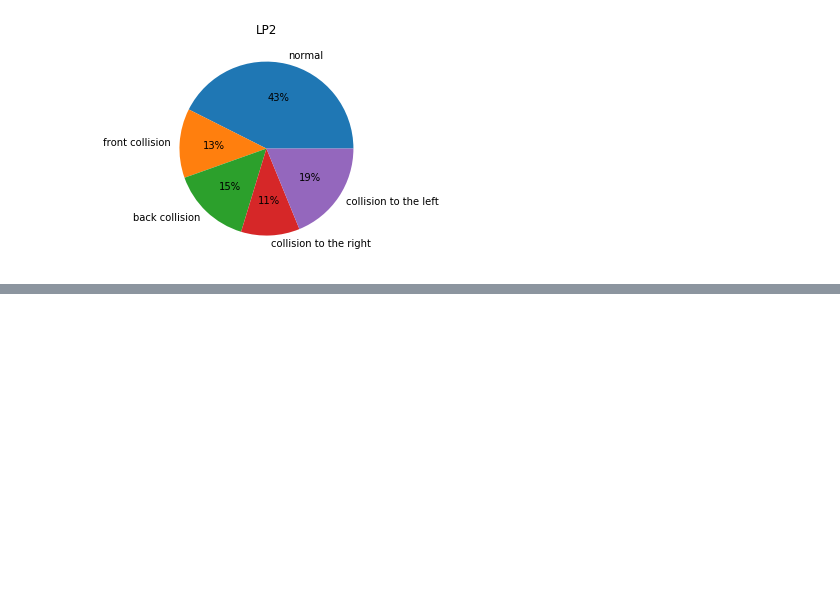
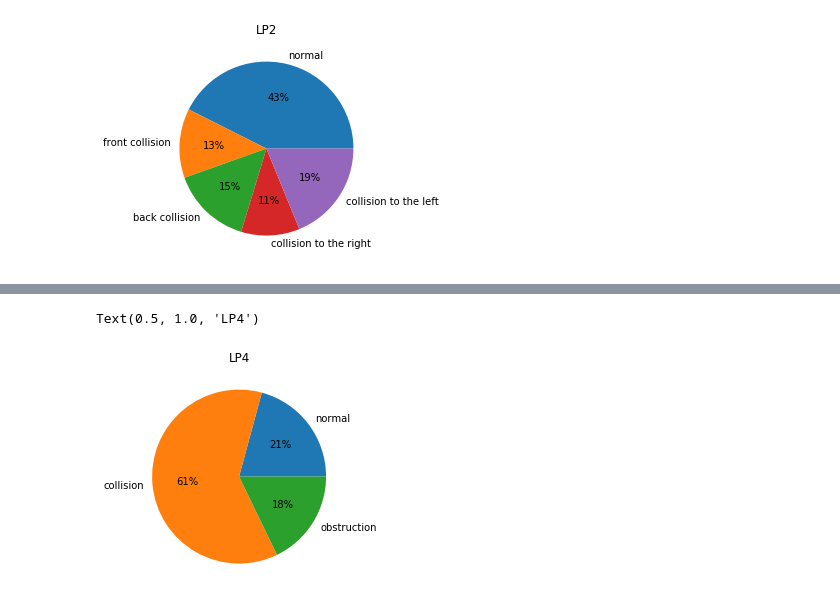
Before and after one commit to jamissonfreitas/MLSTM-FCN, a Jupyter notebook: datasets.ipynb, the cells around one changed output, grey strips where cells are left out. Cells and saved outputs as stored; diff of their text form; code cells hidden in the pictures; blank space fills up the shorter version.

```diff
--- a/datasets.ipynb
+++ b/datasets.ipynb
@@ -50,0 +58,15 @@ Text(0.5, 1.0, 'LP2')
+# %%
+"""
+   -- LP4: 21% normal
+           62% collision
+           18% obstruction
+"""
+plt.pie(
+    x=[.21, .62, .18],
+    labels=['normal', 'collision', 'obstruction'],
+    autopct='%.f%%'
+)
+plt.title('LP4')
+# %% [output]
+Text(0.5, 1.0, 'LP4')
+[figure, added]
```
Also changed, not shown: parts of 5 cells of this notebook.
